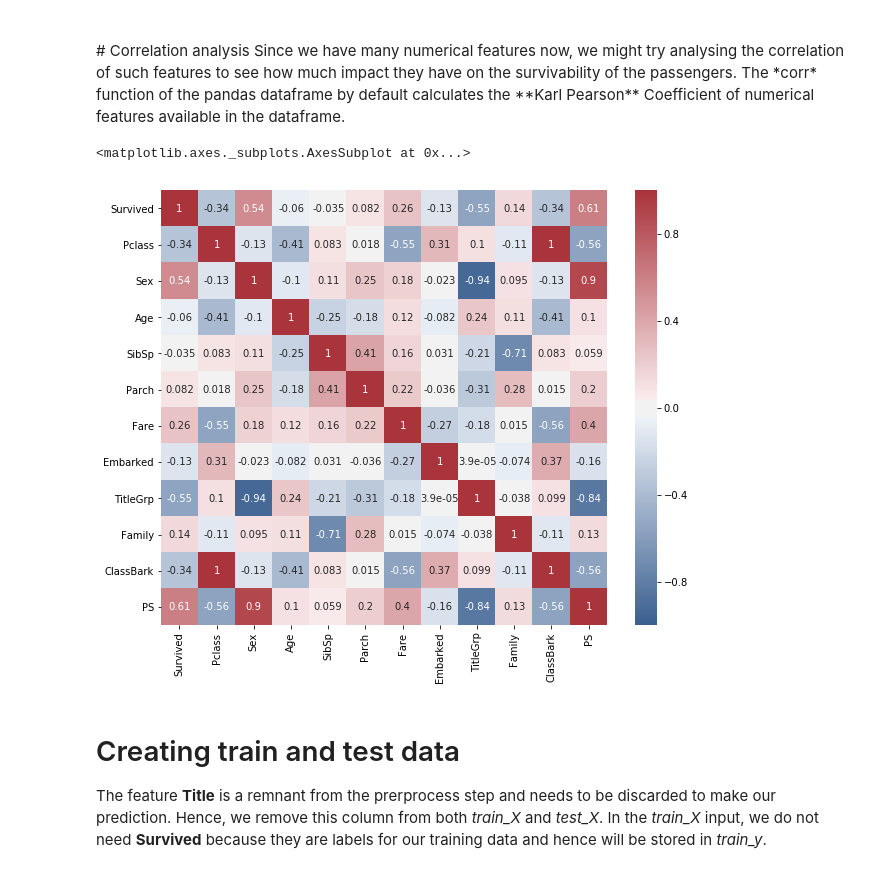
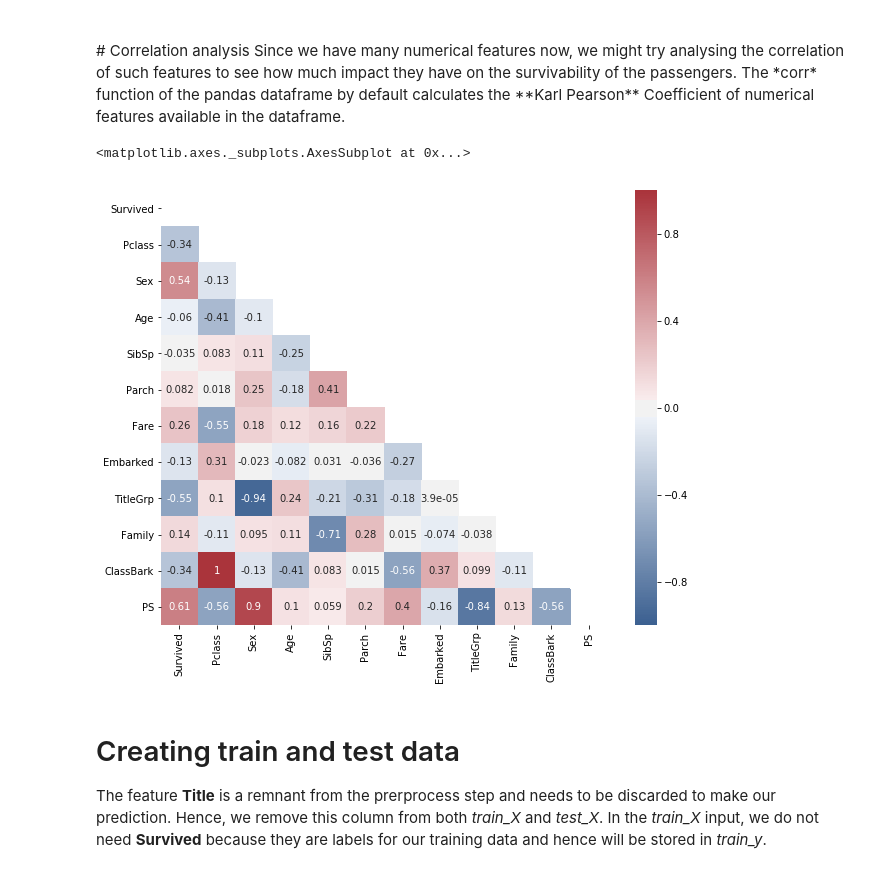
Before and after one commit to sulabh-shr/Kgl-TitanicForecast, a Jupyter notebook: Random Forest 1.ipynb, the cells around one changed output. Drawn from its saved outputs; the diff is of its cells as text; code cells hidden in the pictures.

Commit message:
Added mask to the Correlation heatmap

```diff
--- a/Random Forest 1.ipynb
+++ b/Random Forest 1.ipynb
@@ -53,19 +53,19 @@ Since we have many numerical features now, we might try analysing the correlatio
 # %%
 ## Mask for hiding upper traingle from the correlation map. If needed pass this as "mask" parameter in heatmap
 mask = np.zeros_like(train.corr(), dtype=np.bool)
 mask[np.triu_indices_from(mask)] = True
 
 # Setting the sizes of the correlatioin figure map
 _, ax = plt.subplots(figsize=(10,8))
 
 # Colormap : Colors to denote correlation values
 cmap = sns.diverging_palette(250 , 10, s=68, l=40, as_cmap = True )
 
 # Plotting heatmap using seaborn
-sns.heatmap(train.corr(), cmap=cmap, vmin=-1, vmax=1, annot=True)
+sns.heatmap(train.corr(), cmap=cmap, vmin=-1, vmax=1, annot=True, mask=mask)
 # %% [output]
 <matplotlib.axes._subplots.AxesSubplot at 0x...>
-[figure, old version]
+[figure, new version]
 # %% [markdown]
 # Creating train and test data
 The feature **Title** is a remnant from the prerprocess step and needs to be discarded to make our prediction. Hence, we remove this column from both *train_X* and *test_X*.
```
